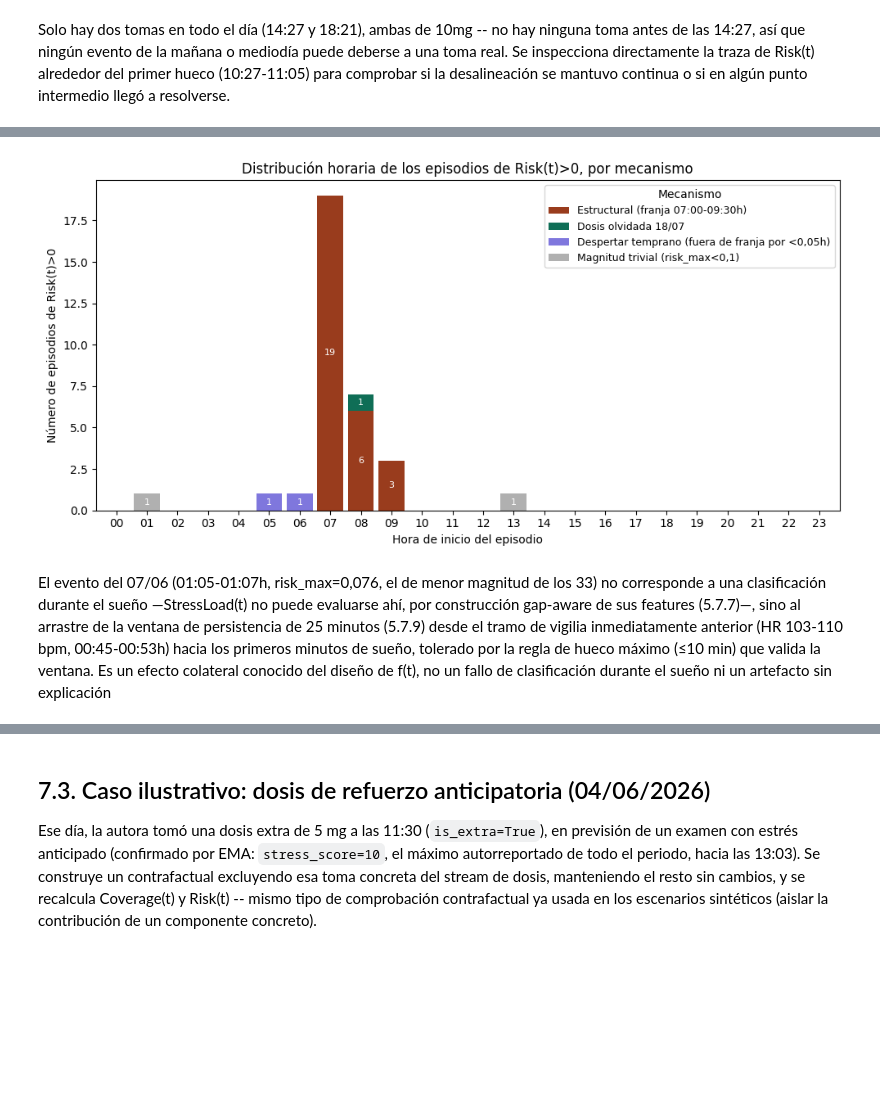
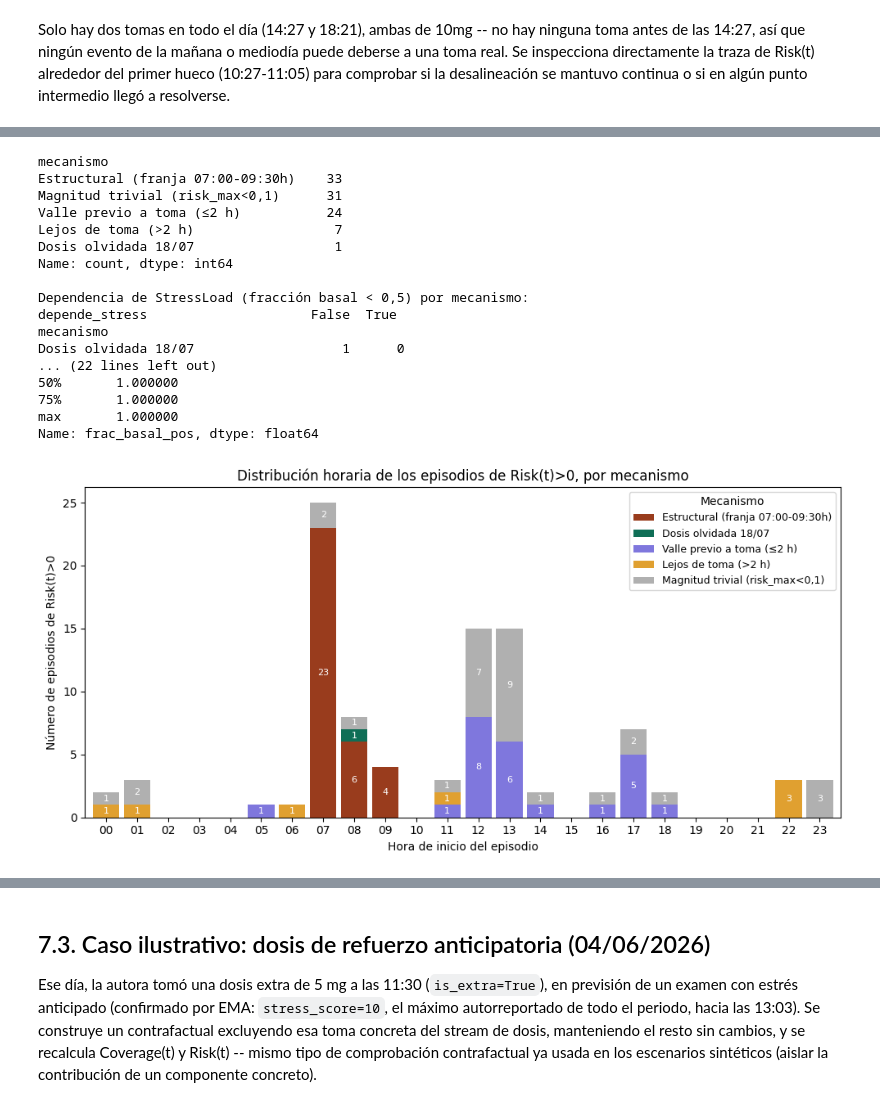
Before and after one commit to Minerva-creator/glucocorticoid-mismatch-estimation, a Jupyter notebook: notebooks/07_n_of_1_calculo_validacion.ipynb, the cells around one changed output, grey strips where cells are left out. Saved outputs shown, nothing was run; the diff lists cells and outputs as text; code cells hidden in the pictures; blank space fills up the shorter version.

```diff
--- a/notebooks/07_n_of_1_calculo_validacion.ipynb
+++ b/notebooks/07_n_of_1_calculo_validacion.ipynb
@@ -1852,17 +1801,20 @@ confirmada --, sin ningún caso sin explicación.
 # %%
 # --- Fusión final de los 3 fragmentos del 18/07 en un único evento continuo ---
 # (confirmado más arriba: Risk(t) y Coverage(t) continuos sin salto real entre fragmentos)
+assert "mecanismo" not in eventos_reales.columns, "Celda ya ejecutada: reinicia desde la fusión (celda 110)"
+
 fila_1807 = pd.DataFrame([{
     "inicio": eventos_reales.loc[es_1807, "inicio"].min(),
     "fin": eventos_reales.loc[es_1807, "fin"].max(),
     "risk_max": eventos_reales.loc[es_1807, "risk_max"].max(),
 }])
 
-eventos_reales = pd.concat([eventos_reales[~es_1807], fila_1807], ignore_index=True)
+n_antes, n_1807 = len(eventos_reales), int(es_1807.sum())
+eventos_fusionados = pd.concat([eventos_reales.loc[~es_1807], fila_1807], ignore_index=True)
+assert len(eventos_fusionados) == n_antes - n_1807 + 1, f"Hay {len(eventos_fusionados)} eventos"
+eventos_reales = eventos_fusionados
 
-assert len(eventos_reales) == 33, f"Se esperaban 33 eventos tras la fusión, hay {len(eventos_reales)}"
-
-# --- A partir de aquí, recalcular las máscaras sobre el dataframe ya fusionado ---
+# --- Máscaras sobre el dataframe ya fusionado ---
 es_1807 = eventos_reales["inicio"].dt.date == pd.Timestamp("2026-07-18").date()
 es_trivial = eventos_reales["risk_max"] < 0.1
 es_franja_manana = (eventos_reales["inicio"].dt.time >= pd.Timestamp("07:00").time()) & \
@@ -1870,41 +1822,86 @@ es_franja_manana = (eventos_reales["inicio"].dt.time >= pd.Timestamp("07:00").ti
 es_estructural = es_franja_manana & ~es_1807 & ~es_trivial
 es_otro = ~es_1807 & ~es_trivial & ~es_estructural
 
-# Construcción de la columna de mecanismo, sobre el dataframe ya fusionado (eventos_reales)
+# --- Variables de apoyo para clasificar los episodios fuera de la franja matutina ---
+# Umbrales descriptivos, fijados tras explorar la distribución (no confirmatorios)
+UMBRAL_H_TOMA = 2.0   # h hasta la siguiente toma real
+UMBRAL_BASAL = 0.5    # fracción del episodio con Risk > 0 sin componente de estrés (f = 0)
+
+def h_hasta_toma(t):
+    fut = doses_real.loc[doses_real["datetime"] > t, "datetime"]
+    return (fut.min() - t).total_seconds() / 3600 if len(fut) else np.nan
+
+eventos_reales["h_hasta_toma"] = eventos_reales["inicio"].apply(h_hasta_toma)
+
+risk_basal = df_nof1["demand_circadian"] - df_nof1["coverage"]   # f = 0
+eventos_reales["frac_basal_pos"] = [
+    (risk_basal.loc[r.inicio:r.fin] > 0).mean() for r in eventos_reales.itertuples()
+]
+eventos_reales["depende_stress"] = eventos_reales["frac_basal_pos"] < UMBRAL_BASAL
+
+# --- Columna de mecanismo ---
+cerca_toma = eventos_reales["h_hasta_toma"] <= UMBRAL_H_TOMA   # NaN -> False
 eventos_reales["mecanismo"] = "Sin clasificar"
+eventos_reales.loc[es_otro & cerca_toma, "mecanismo"] = "Valle previo a toma (≤2 h)"
+eventos_reales.loc[es_otro & ~cerca_toma, "mecanismo"] = "Lejos de toma (>2 h)"
 eventos_reales.loc[es_estructural, "mecanismo"] = "Estructural (franja 07:00-09:30h)"
 eventos_reales.loc[es_1807, "mecanismo"] = "Dosis olvidada 18/07"
-eventos_reales.loc[es_otro, "mecanismo"] = "Despertar temprano (fuera de franja por <0,05h)"
 eventos_reales.loc[es_trivial, "mecanismo"] = "Magnitud trivial (risk_max<0,1)"
 
 eventos_reales["hora_inicio"] = eventos_reales["inicio"].dt.hour
 
+print(eventos_reales["mecanismo"].value_counts())
+print("\nDependencia de StressLoad (fracción basal < 0,5) por mecanismo:")
+print(pd.crosstab(eventos_reales["mecanismo"], eventos_reales["depende_stress"]))
+print("\nh_hasta_toma en los estructurales:")
+print(eventos_reales.loc[es_estructural, "h_hasta_toma"].describe())
+print("\nfrac_basal_pos en los estructurales:")
+print(eventos_reales.loc[es_estructural, "frac_basal_pos"].describe())
+
 categorias = ["Estructural (franja 07:00-09:30h)", "Dosis olvidada 18/07",
-              "Despertar temprano (fuera de franja por <0,05h)", "Magnitud trivial (risk_max<0,1)"]
-colores = ["#993C1D", "#0F6E56", "#7F77DD", "#B0B0B0"]
+              "Valle previo a toma (≤2 h)", "Lejos de toma (>2 h)",
+              "Magnitud trivial (risk_max<0,1)"]
+colores = ["#993C1D", "#0F6E56", "#7F77DD", "#E0A030", "#B0B0B0"]
 
 tabla = eventos_reales.groupby(["hora_inicio", "mecanismo"]).size().unstack(fill_value=0)
 tabla = tabla.reindex(range(24), fill_value=0)
-tabla = tabla[[c for c in categorias if c in tabla.columns]]
+cols = [c for c in categorias if c in tabla.columns]
+tabla = tabla[cols]
+colores_usados = [colores[categorias.index(c)] for c in cols]
 
 fig, ax = plt.subplots(figsize=(10, 5))
-tabla.plot(kind="bar", stacked=True, color=colores[:len(tabla.columns)], ax=ax, width=0.85)
+tabla.plot(kind="bar", stacked=True, color=colores_usados, ax=ax, width=0.85)
 
 # Etiquetas de recuento por segmento (solo si el valor es > 0)
 for contenedor in ax.containers:
     etiquetas = [f"{int(v)}" if v > 0 else "" for v in contenedor.datavalues]
     ax.bar_label(contenedor, labels=etiquetas, label_type="center", fontsize=8, color="white")
 
 ax.set_xlabel("Hora de inicio del episodio")
 ax.set_ylabel("Número de episodios de Risk(t)>0")
 ax.set_title("Distribución horaria de los episodios de Risk(t)>0, por mecanismo")
 ax.set_xticks(range(24))
 ax.set_xticklabels([f"{h:02d}" for h in range(24)], rotation=0)
 ax.legend(title="Mecanismo", fontsize=9)
 plt.tight_layout()
 # plt.savefig("episodios_por_hora_mecanismo.png", dpi=200, bbox_inches="tight")
 plt.show()
 # %% [output]
+mecanismo
+Estructural (franja 07:00-09:30h)    33
+Magnitud trivial (risk_max<0,1)      31
+Valle previo a toma (≤2 h)           24
+Lejos de toma (>2 h)                  7
+Dosis olvidada 18/07                  1
+Name: count, dtype: int64
+
+Dependencia de StressLoad (fracción basal < 0,5) por mecanismo:
+depende_stress                     False  True
+mecanismo
+Dosis olvidada 18/07                   1      0
+... (22 lines left out)
+50%       1.000000
+75%       1.000000
+max       1.000000
+Name: frac_basal_pos, dtype: float64
-[figure, old version]
+[figure, new version]
-# %% [markdown]
-El evento del 07/06 (01:05-01:07h, risk_max=0,076, el de menor magnitud de los 33) no corresponde a una clasificación durante el sueño —StressLoad(t) no puede evaluarse ahí, por construcción gap-aware de sus features (5.7.7)—, sino al arrastre de la ventana de persistencia de 25 minutos (5.7.9) desde el tramo de vigilia inmediatamente anterior (HR 103-110 bpm, 00:45-00:53h) hacia los primeros minutos de sueño, tolerado por la regla de hueco máximo (≤10 min) que valida la ventana. Es un efecto colateral conocido del diseño de f(t), no un fallo de clasificación durante el sueño ni un artefacto sin explicación
```
Also changed, not shown: parts of 76 cells of this notebook, 12 other files.
